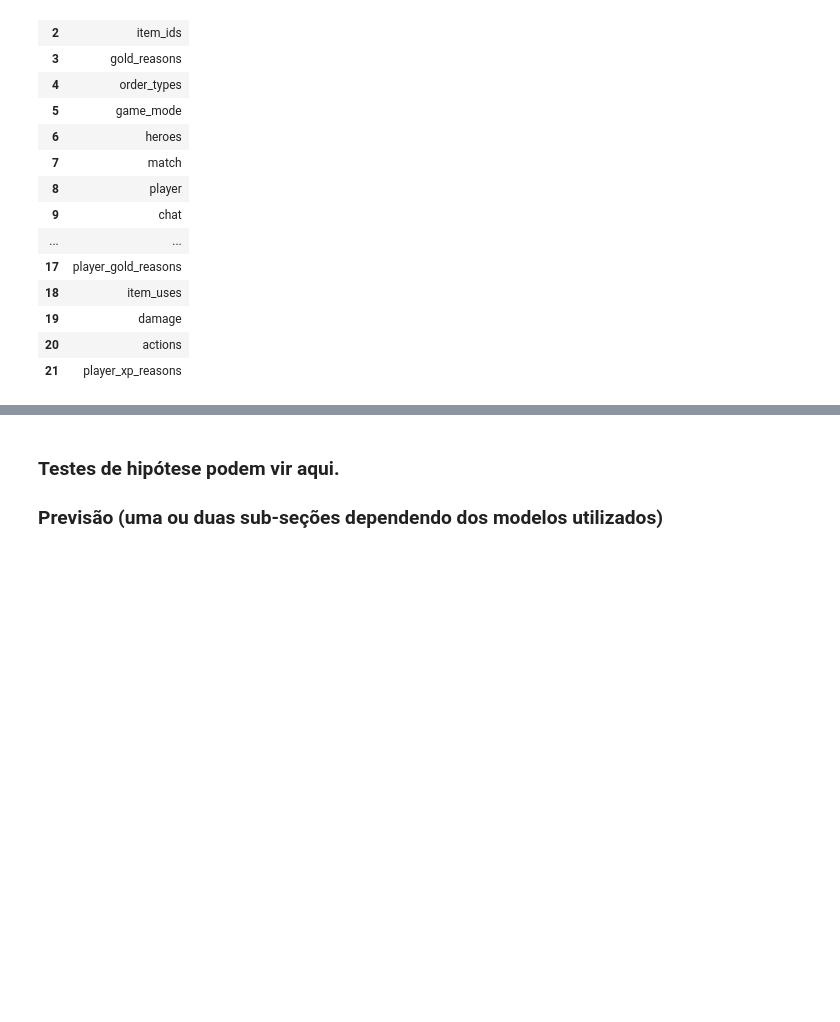
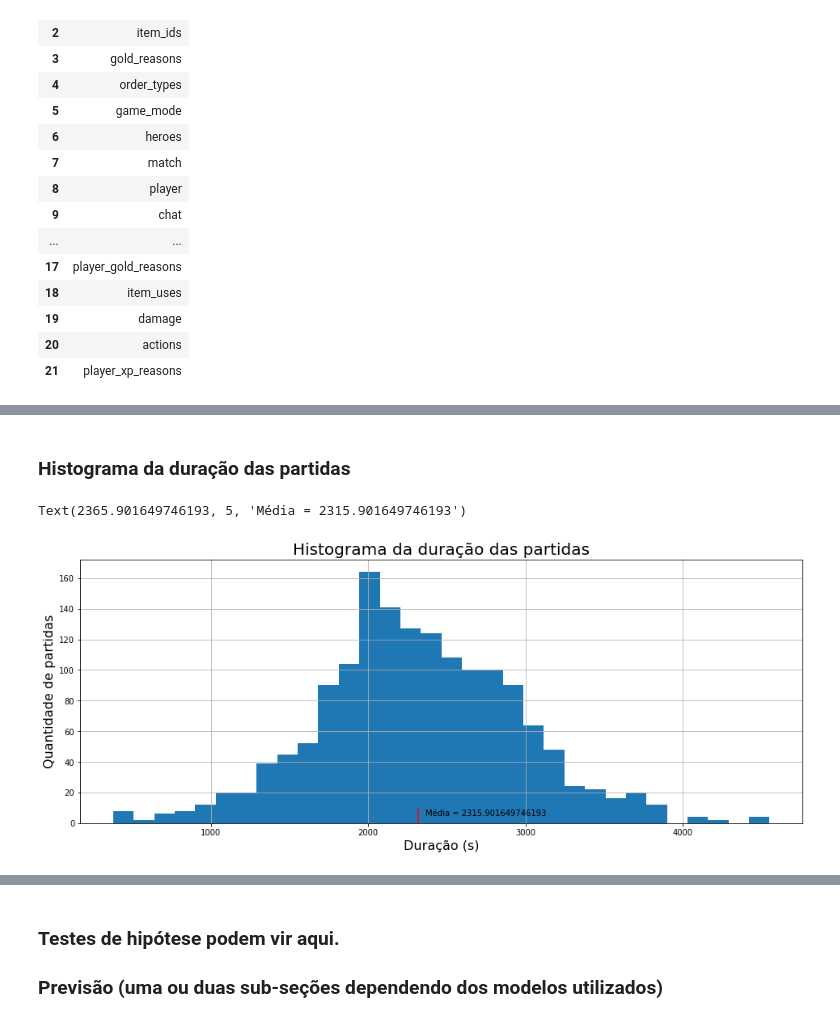
Before and after one commit to gabrielspires/Projeto-ICD, a Jupyter notebook: Projeto-ICD.ipynb, the cells around one changed output, grey strips where cells are left out. Saved outputs shown, nothing was run; the diff lists cells and outputs as text; code cells hidden in the pictures; blank space fills up the shorter version.

```diff
--- a/Projeto-ICD.ipynb
+++ b/Projeto-ICD.ipynb
@@ -162,0 +240,12 @@ Shape: (7880, 23)
+# %% [markdown]
+### Histograma da duração das partidas
+# %%
+plt.xlabel('Duração (s)', fontsize=16)
+plt.ylabel('Quantidade de partidas', fontsize=16)
+plt.title('Histograma da duração das partidas', fontsize=20)
+df['duration'].hist(figsize=(16,6),bins=32)
+plt.vlines(df['duration'].mean(), 0, 10, color='red')
+plt.text(df['duration'].mean()+50, 5, 'Média = '+str(df['duration'].mean()))
+# %% [output]
+Text(2365.901649746193, 5, 'Média = 2315.901649746193')
+[figure, added]
```
Also changed, not shown: parts of 37 cells of this notebook, 9 other files.
